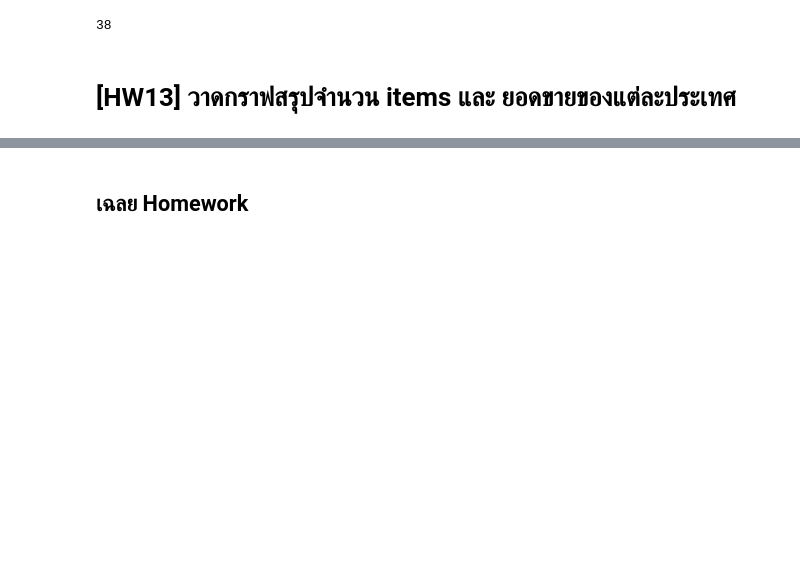
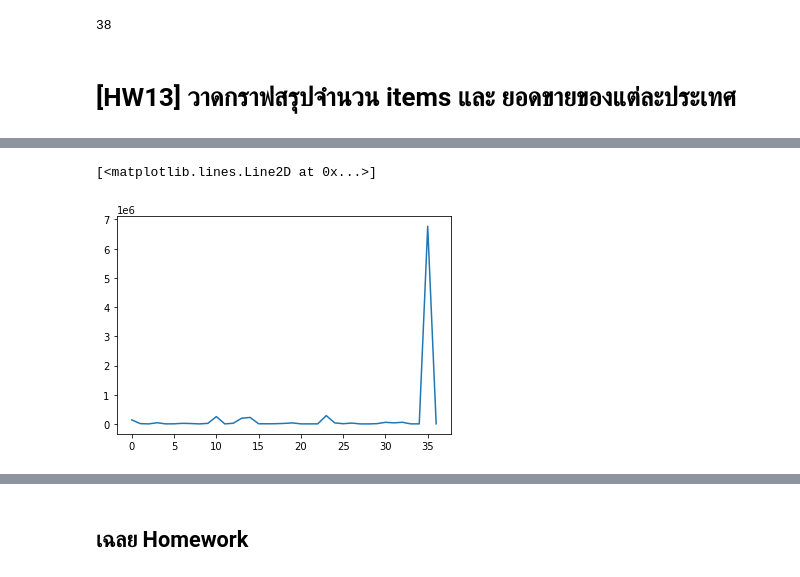
Before and after one commit to kittimaxz/DWDM21, a Jupyter notebook: Chapter6_Association_Rules.ipynb, the cells around one changed output, grey strips where cells are left out. Cells and saved outputs as stored; diff of their text form; code cells hidden in the pictures; blank space fills up the shorter version.

```diff
--- a/Chapter6_Association_Rules.ipynb
+++ b/Chapter6_Association_Rules.ipynb
@@ -139,0 +152,2 @@ len(set(data['Country']))
+# %%
+data_c = data.dropna() #ทำการลบ ข้อมูลที่ว่างออกทั้งหมด
@@ -252,0 +236,5 @@ sales_table
+# %%
+plt.plot(range(len(cs.iloc[:,1])),cs.iloc[:,1]) # จากกราฟข้อมูลที่ 35 มีค่ามากกว่าค่าอื่นๆ
+# %% [output]
+[<matplotlib.lines.Line2D at 0x...>]
+[figure, added]
```
Also changed, not shown: parts of 14 cells of this notebook.
